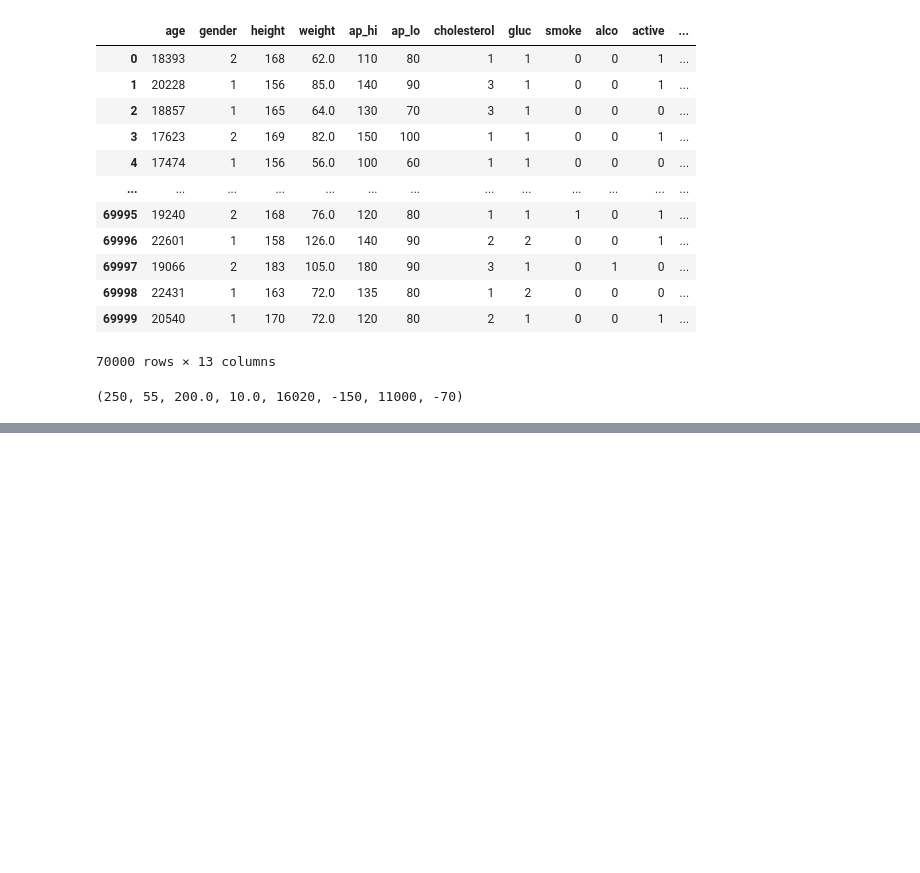
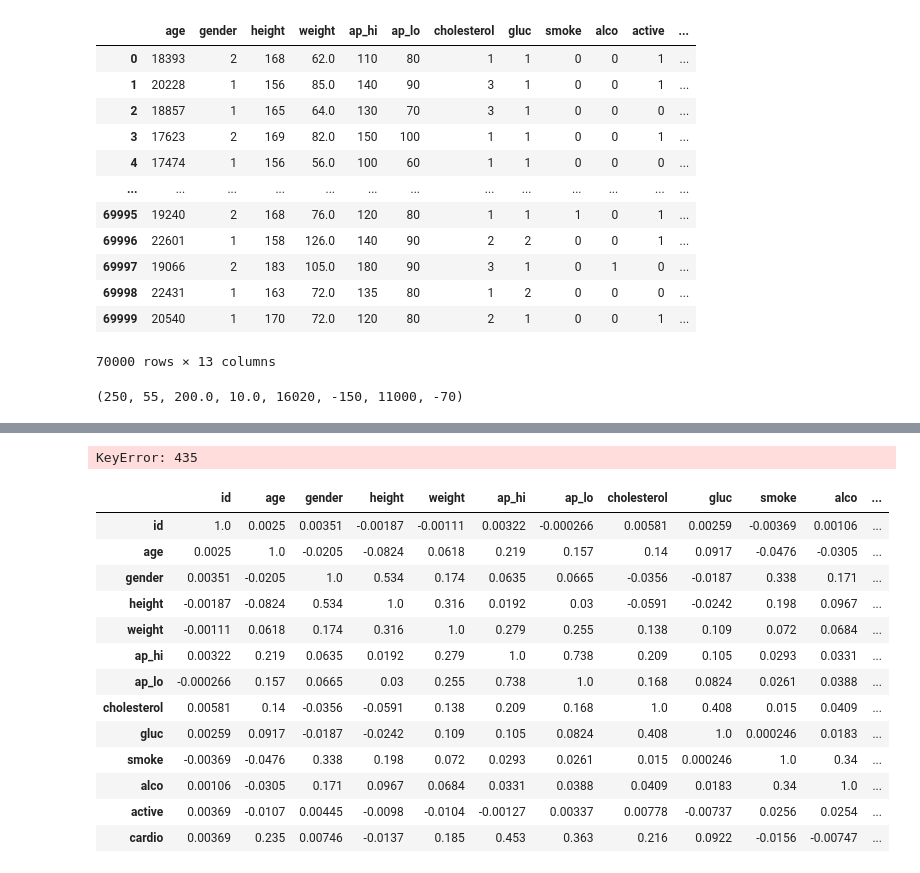
Before and after one commit to jpphi/prj_final, a Jupyter notebook: E1/E1_baseb12.ipynb, the cells around one changed output, grey strips where cells are left out. Cells and saved outputs as stored; diff of their text form; code cells hidden in the pictures; blank space fills up the shorter version.

```diff
--- a/E1/E1_baseb12.ipynb
+++ b/E1/E1_baseb12.ipynb
@@ -57,0 +254,3 @@ cte_age_an_jour= 365,242199
+# %%
+df= df.reset_index(drop= True)
+df
@@ -57,0 +416,23 @@ cte_age_an_jour= 365,242199
+# %%
+i,df.gender[435]
+# %% [output]
+KeyError: 435
+# %%
+# La matrice d'Inès :)
+matrice_corr = df.corr(method='spearman').style.format("{:.3}").background_gradient(cmap=plt.get_cmap('coolwarm'))
+matrice_corr
+# %% [output]
+|  | id | age | gender | height | weight | ap_hi | ap_lo | cholesterol | gluc | smoke | alco | ... |
+| id | 1.0 | 0.0025 | 0.00351 | -0.00187 | -0.00111 | 0.00322 | -0.000266 | 0.00581 | 0.00259 | -0.00369 | 0.00106 | ... |
+| age | 0.0025 | 1.0 | -0.0205 | -0.0824 | 0.0618 | 0.219 | 0.157 | 0.14 | 0.0917 | -0.0476 | -0.0305 | ... |
+| gender | 0.00351 | -0.0205 | 1.0 | 0.534 | 0.174 | 0.0635 | 0.0665 | -0.0356 | -0.0187 | 0.338 | 0.171 | ... |
+| height | -0.00187 | -0.0824 | 0.534 | 1.0 | 0.316 | 0.0192 | 0.03 | -0.0591 | -0.0242 | 0.198 | 0.0967 | ... |
+| weight | -0.00111 | 0.0618 | 0.174 | 0.316 | 1.0 | 0.279 | 0.255 | 0.138 | 0.109 | 0.072 | 0.0684 | ... |
+| ap_hi | 0.00322 | 0.219 | 0.0635 | 0.0192 | 0.279 | 1.0 | 0.738 | 0.209 | 0.105 | 0.0293 | 0.0331 | ... |
+| ap_lo | -0.000266 | 0.157 | 0.0665 | 0.03 | 0.255 | 0.738 | 1.0 | 0.168 | 0.0824 | 0.0261 | 0.0388 | ... |
+| cholesterol | 0.00581 | 0.14 | -0.0356 | -0.0591 | 0.138 | 0.209 | 0.168 | 1.0 | 0.408 | 0.015 | 0.0409 | ... |
+| gluc | 0.00259 | 0.0917 | -0.0187 | -0.0242 | 0.109 | 0.105 | 0.0824 | 0.408 | 1.0 | 0.000246 | 0.0183 | ... |
+| smoke | -0.00369 | -0.0476 | 0.338 | 0.198 | 0.072 | 0.0293 | 0.0261 | 0.015 | 0.000246 | 1.0 | 0.34 | ... |
+| alco | 0.00106 | -0.0305 | 0.171 | 0.0967 | 0.0684 | 0.0331 | 0.0388 | 0.0409 | 0.0183 | 0.34 | 1.0 | ... |
+| active | 0.00369 | -0.0107 | 0.00445 | -0.0098 | -0.0104 | -0.00127 | 0.00337 | 0.00778 | -0.00737 | 0.0256 | 0.0254 | ... |
+| cardio | 0.00369 | 0.235 | 0.00746 | -0.0137 | 0.185 | 0.453 | 0.363 | 0.216 | 0.0922 | -0.0156 | -0.00747 | ... |
```
Also changed, not shown: parts of 29 cells of this notebook, 3 other files.
